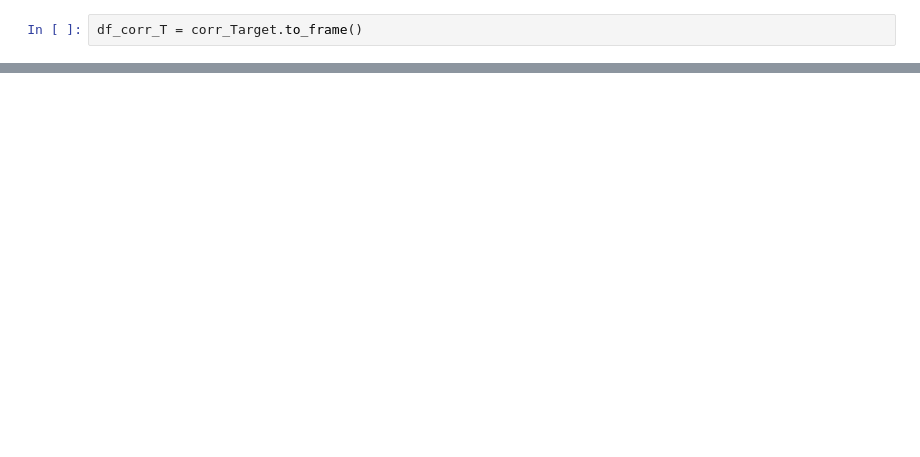
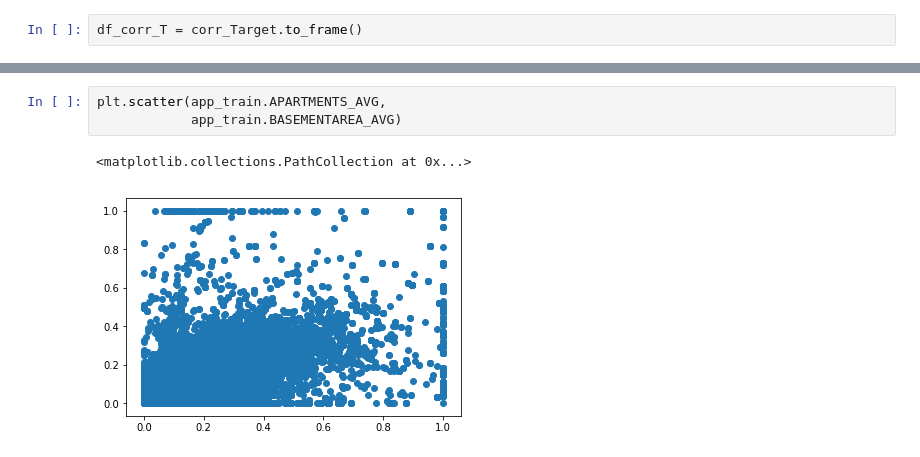
Before and after one commit to kuonumber/2nd-ML100Days, a Jupyter notebook: homework/Day_010_HW.ipynb, the cells around one changed output, grey strips where cells are left out. Cells and saved outputs as stored; diff of their text form; blank space fills up the shorter version.

```diff
--- a/homework/Day_010_HW.ipynb
+++ b/homework/Day_010_HW.ipynb
@@ -181,0 +227,6 @@ AttributeError: Unknown property figsize
+# %%
+plt.scatter(app_train.APARTMENTS_AVG,
+            app_train.BASEMENTAREA_AVG)
+# %% [output]
+<matplotlib.collections.PathCollection at 0x...>
+[figure, added]
```
Also changed, not shown: parts of 6 cells of this notebook.
